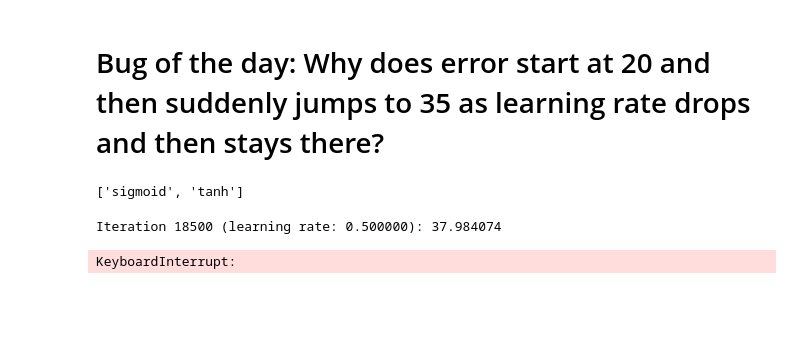
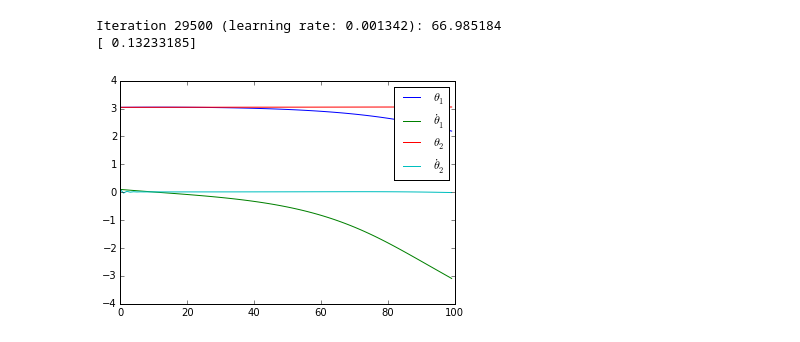
Before and after one commit to siemanko/guided-policy-search, a Jupyter notebook: Theano.ipynb, the cells around one changed output. Cells and saved outputs as stored; diff of their text form; code cells hidden in the pictures; blank space fills up the shorter version.

Commit message:
updated policy with multi steps

```diff
--- a/Theano.ipynb
+++ b/Theano.ipynb
@@ -23,3 +20,0 @@ The autoreload extension is already loaded. To reload it, use:
-# %% [markdown]
-Bug of the day: Why does error start at 20 and then suddenly jumps to 35 as learning rate drops and then stays there?
-============
@@ -26,7 +35,3 @@ Bug of the day: Why does error start at 20 and then suddenly jumps to 35 as lear
 # %%
 problem = DoublePendulumProblem()
 plant = problem.plant()
-
-model = PolicyModel.from_plant(plant, internal_layers=[100], dropout=0.1)
-# %% [output]
-['sigmoid', 'tanh']
@@ -33,8 +55,17 @@ model = PolicyModel.from_plant(plant, internal_layers=[100], dropout=0.1)
 # %%
+model = temporal_model
+
 goal_state = upside = np.array([pi,0,pi,0])
 
 def perturb_state(state):
-    return np.random.standard_normal([4]) * np.array([1.0,0.5,1.0,0.5]) * (np.random.rand(4)> 0.1)
+    return state + np.array([
+            np.random.uniform(- pi/2, pi/2),
+            np.random.standard_normal(),
+            np.random.uniform(-pi/2, pi/2),
+            np.random.standard_normal()
+        ])* (np.random.rand(4)> 0.1)
+
+timesteps = 20
 
 test_bundle = []
 def score_model(model):
@@ -44,26 +75,37 @@ def score_model(model):
             test_bundle.append(perturb_state(goal_state))
     score = 0.0
     for test in test_bundle:
-        score += model.cost_fun['test'](test, goal_state)
+        score += model.cost_fun['test'](test, goal_state, timesteps)
     return score / TEST_SIZE
 
 def test_model(model, lr):
     model.reset_weights()
-    print model.predict['test'](upside)
-    ITERS = 100000
+    model.set_learning_rate(lr)
+    print(model.predict['test'](upside))
+    ITERS = 30000
     for itera in range(ITERS):
         initial_state = perturb_state(upside)
-        cost = model.update_fun(initial_state, goal_state)
-
+        cost = model.update_fun(initial_state, goal_state, timesteps)
+        #if lr < 0.0005:
+        #    break
         if itera % 500 == 0:
             clear_output(wait=True)
-            print 'Iteration %d (learning rate: %f): %f'  % (itera, lr,  score_model(model))
+            print('Iteration %d (learning rate: %f): %f'  % (itera, lr,  score_model(model)))
         if itera > 0 and itera % (ITERS/10) == 0:
-            lr = lr *0.5
+            lr = lr * 0.8
             model.set_learning_rate(lr)
-    print model.predict['test'](upside)
 
-test_model(model, 1.0)
+    print(model.predict['test'](upside))
+
+test_model(model, 0.01)
 # %% [output]
-Iteration 18500 (learning rate: 0.500000): 37.984074
+Iteration 29500 (learning rate: 0.001342): 66.985184
+[ 0.13233185]
-KeyboardInterrupt:
+# %%
+horizon = 100
+initial_x = np.array([pi - 0.1, 0.1, pi - 0.1, 0.1])
+obs = np.vstack([initial_x, [model.teleportation_steps(initial_x, i) for i in np.arange(1, horizon)]])
+plt.plot(np.arange(0, horizon), obs)
+plt.legend([r"$\theta_1$", r"$\dot{\theta}_1$", r"$\theta_2$", r"$\dot{\theta}_2$"]);
+# %% [output]
+[figure, added]
```
Also changed, not shown: parts of 11 cells of this notebook, 11 other files.
